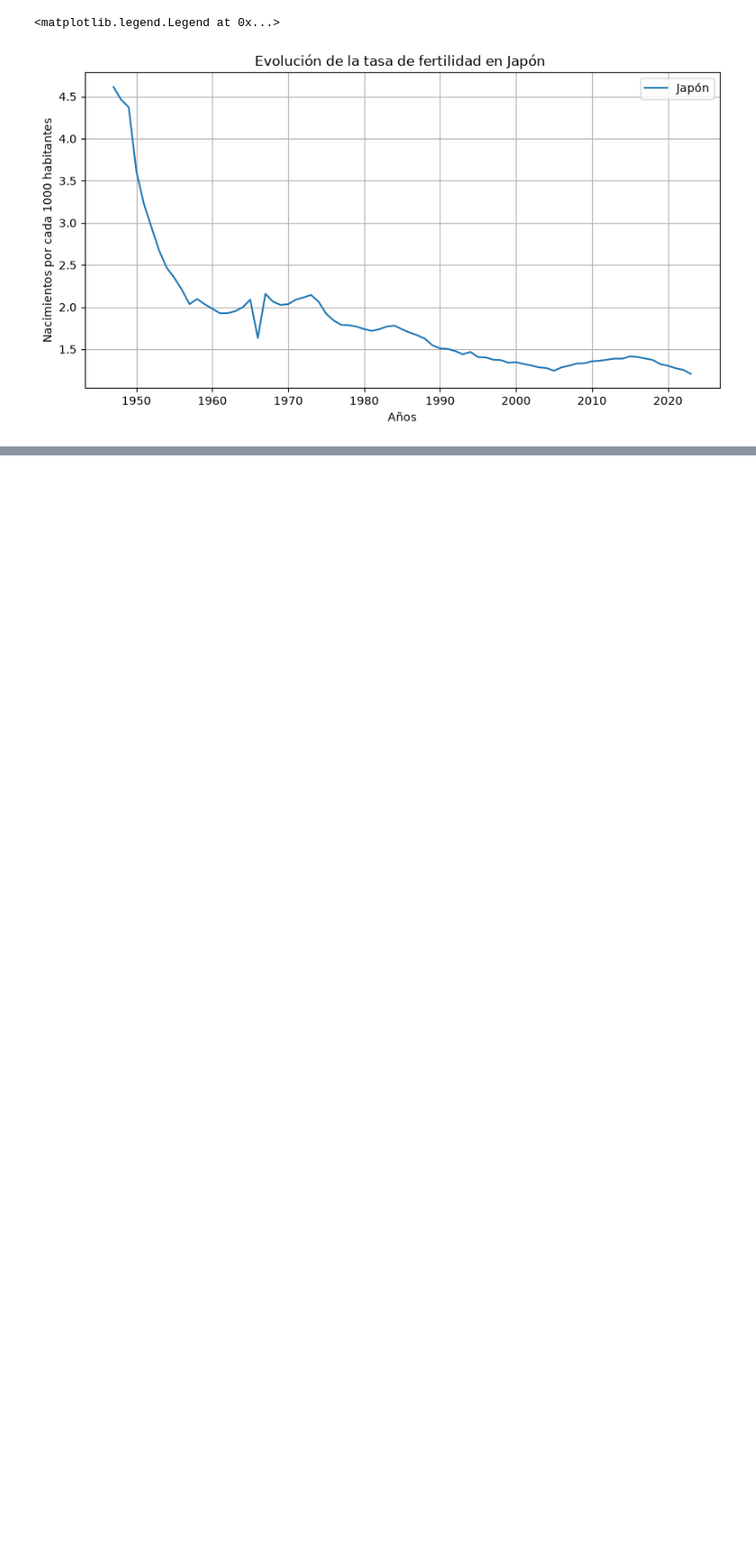
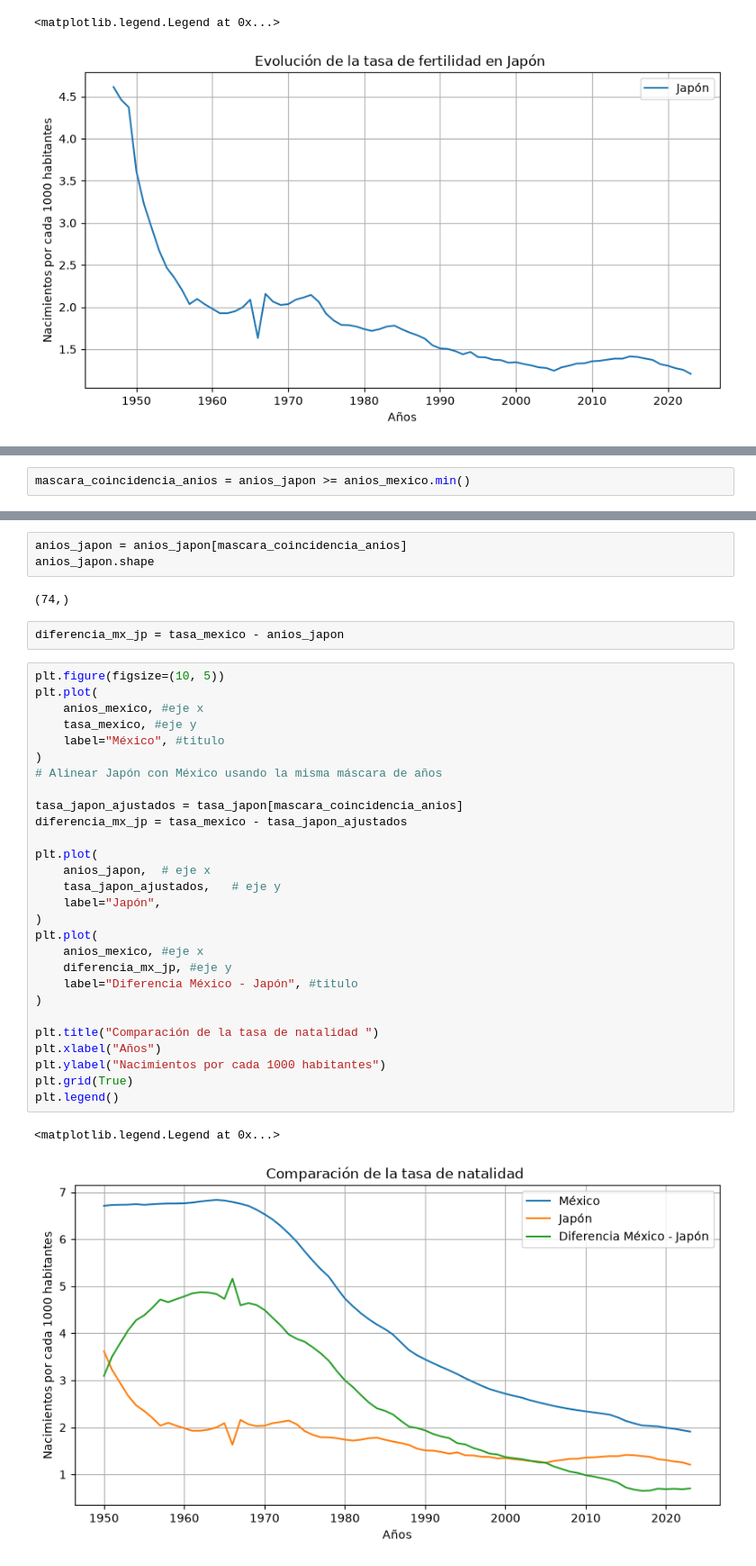
Before and after one commit to pemg2006/Probabilidad_Estadistica_BigData, a Jupyter notebook: U1_1_Probabilidad_estadistica/notebook/03_Fertility_rate.ipynb, the cells around one changed output, grey strips where cells are left out. Shown at 90% size. Cells and saved outputs as stored; diff of their text form; blank space fills up the shorter version.

```diff
--- a/U1_1_Probabilidad_estadistica/notebook/03_Fertility_rate.ipynb
+++ b/U1_1_Probabilidad_estadistica/notebook/03_Fertility_rate.ipynb
@@ -134,0 +156,2 @@ plt.legend()
+# %%
+mascara_coincidencia_anios = anios_japon >= anios_mexico.min()
@@ -134,0 +174,38 @@ plt.legend()
+# %%
+anios_japon = anios_japon[mascara_coincidencia_anios]
+anios_japon.shape
+# %% [output]
+(74,)
+# %%
+diferencia_mx_jp = tasa_mexico - anios_japon
+# %%
+plt.figure(figsize=(10, 5))
+plt.plot(
+    anios_mexico, #eje x
+    tasa_mexico, #eje y
+    label="México", #titulo
+)
+# Alinear Japón con México usando la misma máscara de años
+
+tasa_japon_ajustados = tasa_japon[mascara_coincidencia_anios]
+diferencia_mx_jp = tasa_mexico - tasa_japon_ajustados
+
+plt.plot(
+    anios_japon,  # eje x
+    tasa_japon_ajustados,   # eje y
+    label="Japón",
+)
+plt.plot(
+    anios_mexico, #eje x
+    diferencia_mx_jp, #eje y
+    label="Diferencia México - Japón", #titulo
+)
+
+plt.title("Comparación de la tasa de natalidad ")
+plt.xlabel("Años")
+plt.ylabel("Nacimientos por cada 1000 habitantes")
+plt.grid(True)
+plt.legend()
+# %% [output]
+<matplotlib.legend.Legend at 0x...>
+[figure, added]
```
Also changed, not shown: parts of 9 cells of this notebook.
